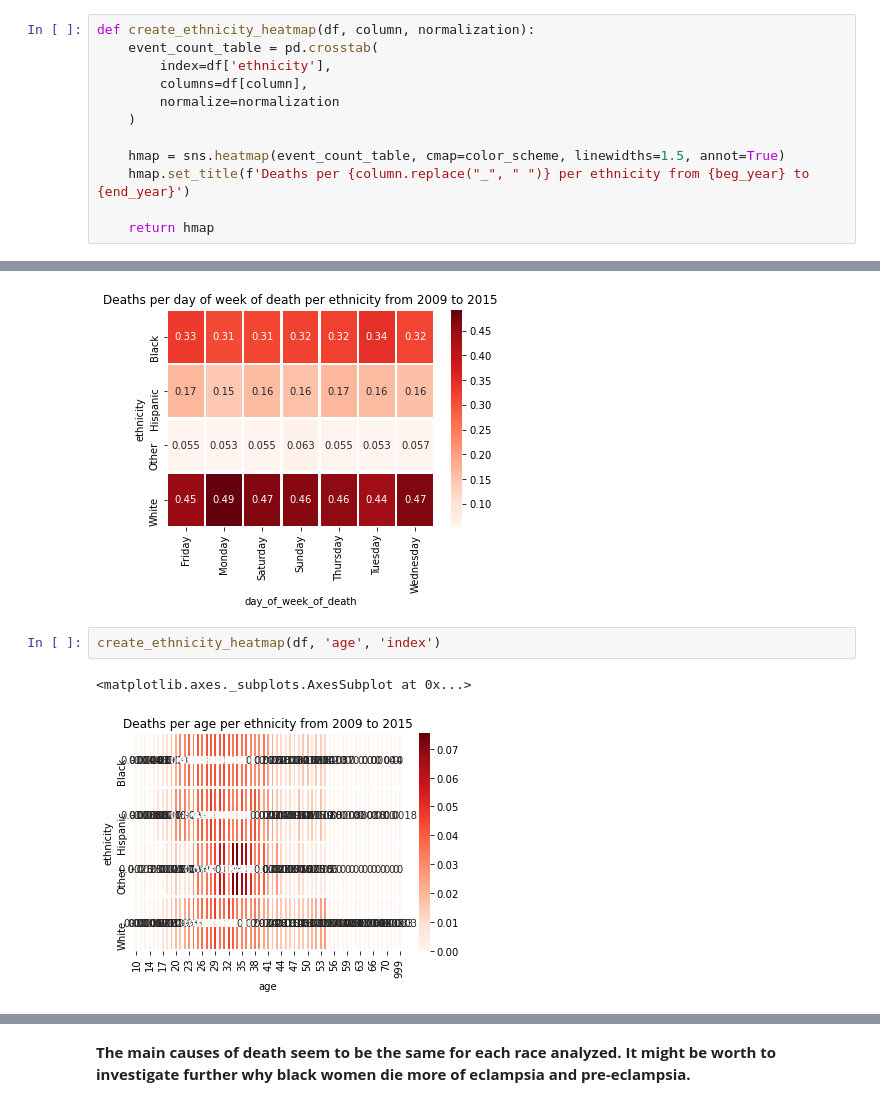
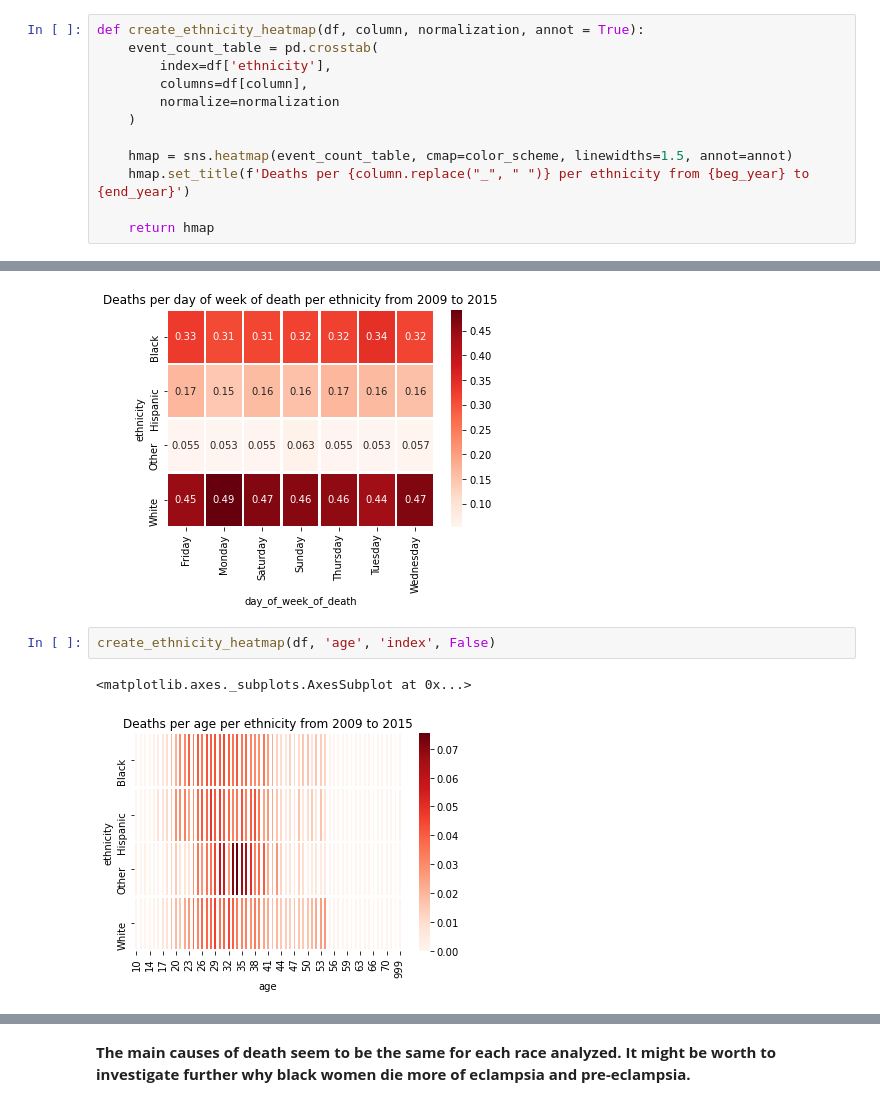
Before and after one commit to andrezafeu/maternal_mortality, a Jupyter notebook: EDA.ipynb, the cells around one changed output, grey strips where cells are left out. Cells and saved outputs as stored; diff of their text form.

Commit message:
Hide values from heatmap when False is sent as param

```diff
--- a/EDA.ipynb
+++ b/EDA.ipynb
@@ -472,14 +472,14 @@ df_grouped_by_marit_stat_eth_and_year[df_grouped_by_marit_stat_eth_and_year['eth
 # %% [markdown]
 # Do different races/ethnicities die of the same causes proportionally?
 # %%
-def create_ethnicity_heatmap(df, column, normalization):
+def create_ethnicity_heatmap(df, column, normalization, annot = True):
     event_count_table = pd.crosstab(
         index=df['ethnicity'],
         columns=df[column],
         normalize=normalization
     )
 
-    hmap = sns.heatmap(event_count_table, cmap=color_scheme, linewidths=1.5, annot=True)
+    hmap = sns.heatmap(event_count_table, cmap=color_scheme, linewidths=1.5, annot=annot)
     hmap.set_title(f'Deaths per {column.replace("_", " ")} per ethnicity from {beg_year} to {end_year}')
 
     return hmap
@@ -529,8 +529,8 @@ create_ethnicity_heatmap(df, 'day_of_week_of_death', 'columns')
 <matplotlib.axes._subplots.AxesSubplot at 0x...>
 [figure]
 # %%
-create_ethnicity_heatmap(df, 'age', 'index')
+create_ethnicity_heatmap(df, 'age', 'index', False)
 # %% [output]
 <matplotlib.axes._subplots.AxesSubplot at 0x...>
-[figure, old version]
+[figure, new version]
 # %%
```
Also changed, not shown: parts of 32 cells of this notebook.
